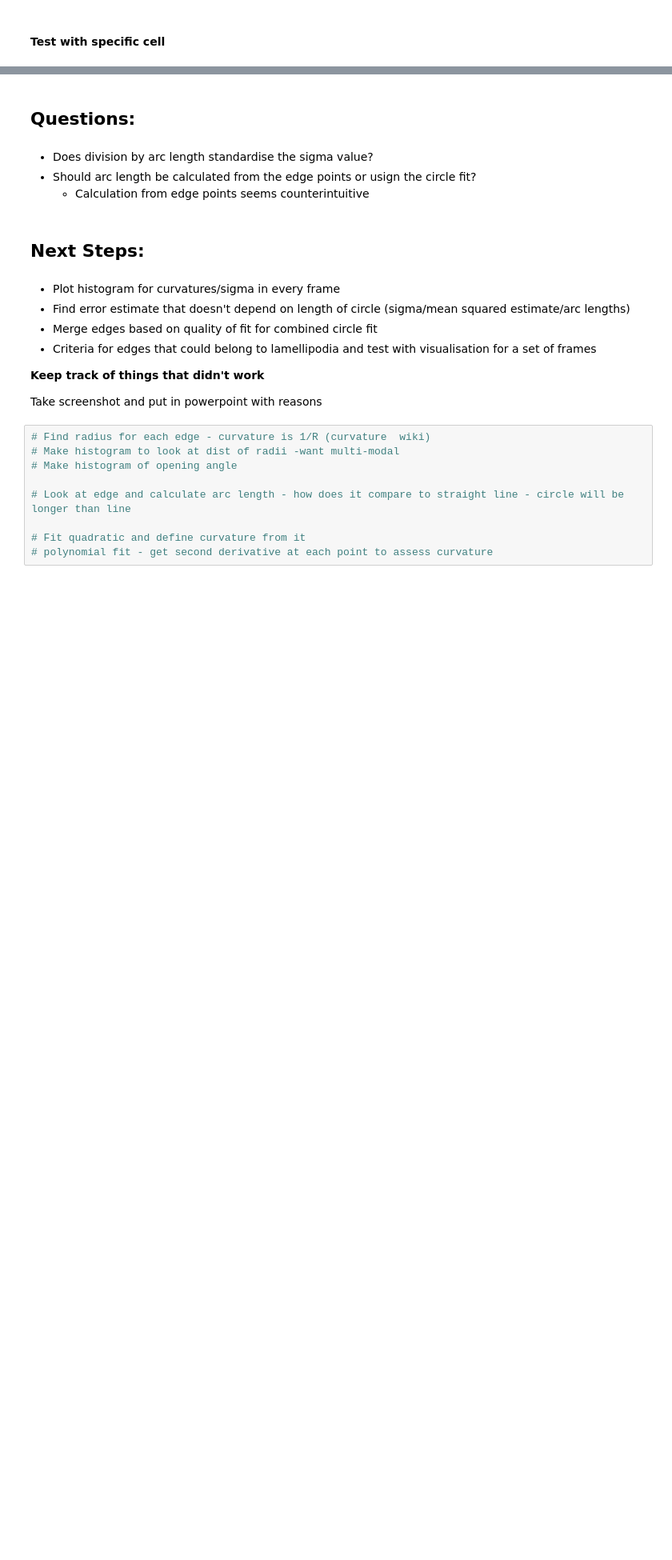
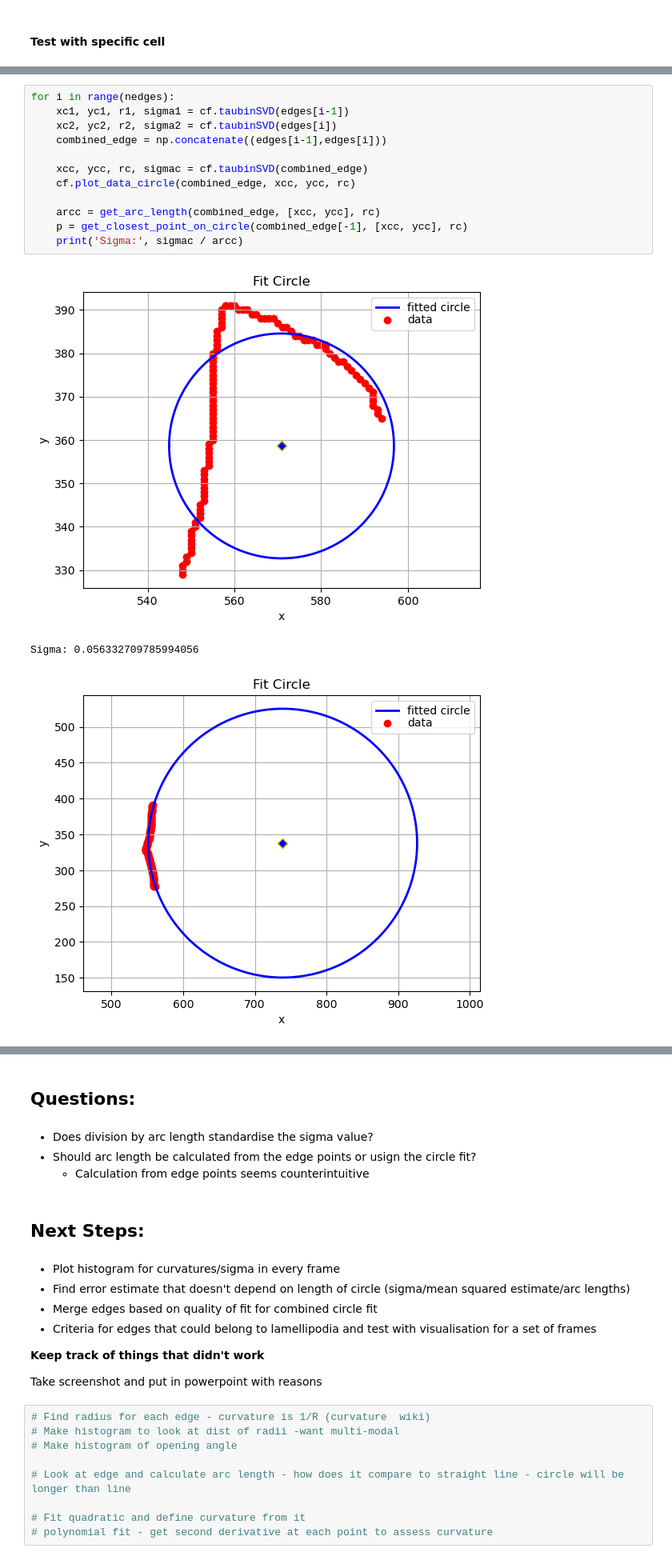
Before and after one commit to sefra6/BL4797_Lamellipodia_Analysis, a Jupyter notebook: Lamellipodia_Analysis.ipynb, the cells around one changed output, grey strips where cells are left out. Shown at 80% size. Cells and saved outputs as stored; diff of their text form; blank space fills up the shorter version.

```diff
--- a/Lamellipodia_Analysis.ipynb
+++ b/Lamellipodia_Analysis.ipynb
@@ -703,0 +758,16 @@ Lamellipodia may span two edges so neighbouring edges must be merged if they for
+# %%
+for i in range(nedges):
+    xc1, yc1, r1, sigma1 = cf.taubinSVD(edges[i-1])
+    xc2, yc2, r2, sigma2 = cf.taubinSVD(edges[i])
+    combined_edge = np.concatenate((edges[i-1],edges[i]))
+
+    xcc, ycc, rc, sigmac = cf.taubinSVD(combined_edge)
+    cf.plot_data_circle(combined_edge, xcc, ycc, rc)
+
+    arcc = get_arc_length(combined_edge, [xcc, ycc], rc)
+    p = get_closest_point_on_circle(combined_edge[-1], [xcc, ycc], rc)
+    print('Sigma:', sigmac / arcc)
+# %% [output]
+[figure, added]
+Sigma: 0.056332709785994056
+[figure, added]
```
Also changed, not shown: parts of 23 cells of this notebook.
